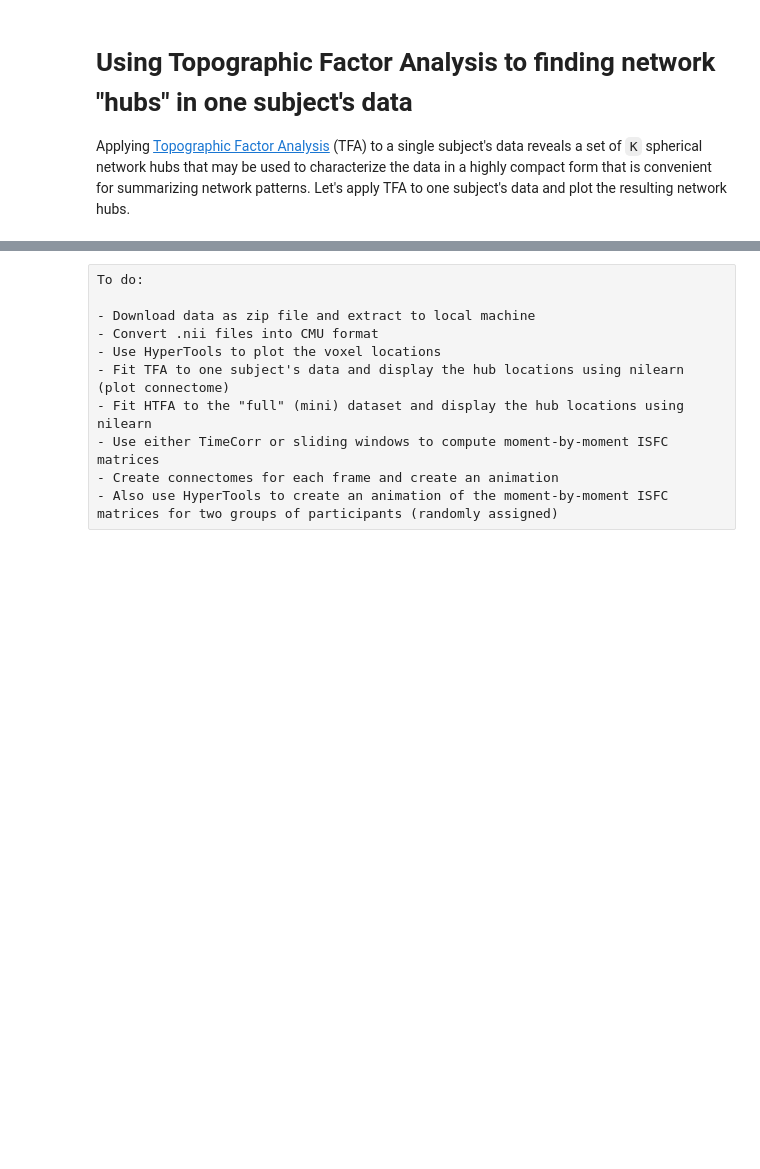
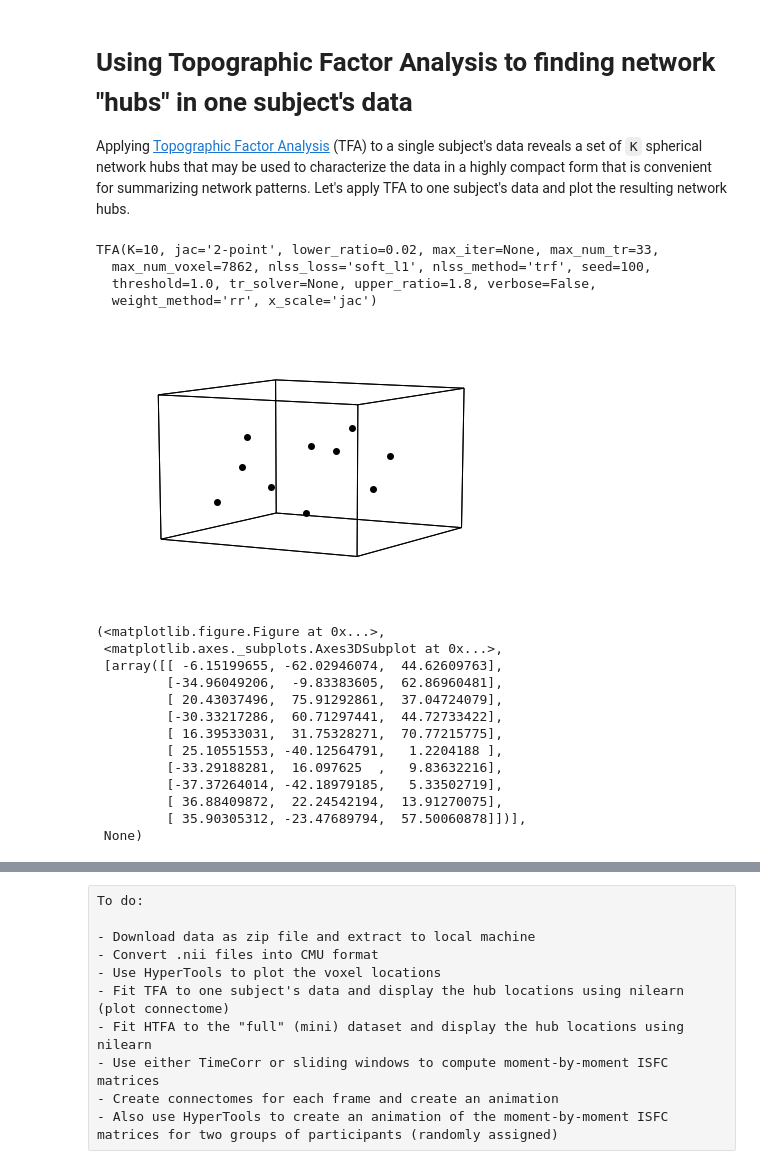
Before and after one commit to Summer-MIND/mind_2017, a Jupyter notebook: Tutorials/fMRI_NetworkDynamics/htfa_tutorial.ipynb, the cells around one changed output, grey strips where cells are left out. Drawn from its saved outputs; the diff is of its cells as text; code cells hidden in the pictures; blank space fills up the shorter version.

Commit message:
TFA code working; HTFA code is having an MPI issue... [WIP]

```diff
--- a/Tutorials/fMRI_NetworkDynamics/htfa_tutorial.ipynb
+++ b/Tutorials/fMRI_NetworkDynamics/htfa_tutorial.ipynb
@@ -93,7 +93,7 @@ def nii2cmu(nifti_file, mask_file, zscore, detrend, smoothing_fwmw):
     all_images = np.float64(nifti_masker.fit_transform(img))
     data = all_images.copy()
 
-    return {'data': data, 'R': R}
+    return {'Y': data, 'R': R}
 # %%
 mask_file = None #optionally specify a mask to apply to the images
 zscore = True #z-score the data (within voxel)?
@@ -122,8 +122,39 @@ activations = hyp.plot(cmu_data[0]['data'], model='IncrementalPCA')
 
 HyperTools and nilearn expect the data matrices to have number-of-timepoints rows and number-of-voxels columns.  BrainIAK expects the data in the transpose of that format-- number-of-voxels by number-of-timepoints matrices.  We can easily convert between the two formats using the `map` function.
 # %%
-htfa_data = list(map(lambda x: {'R': x['R'], 'data': x['data'].T}, cmu_data))
+htfa_data = list(map(lambda x: {'R': x['R'], 'Z': x['Y'].T}, cmu_data))
 # %% [markdown]
 # Using Topographic Factor Analysis to finding network "hubs" in one subject's data #
 
 Applying [Topographic Factor Analysis](http://journals.plos.org/plosone/article?id=10.1371/journal.pone.0094914) (TFA) to a single subject's data reveals a set of `K` spherical network hubs that may be used to characterize the data in a highly compact form that is convenient for summarizing network patterns.  Let's apply TFA to one subject's data and plot the resulting network hubs.
+# %%
+nvoxels, ntimepoints = htfa_data[0]['Z'].shape
+K = 10 #number of hubs to find
+tfa = TFA(K=K,
+          max_num_voxel=int(nvoxels*0.1),    #parameterizes the stochastic sampler (number of voxels to consider in each update); increase for precision, decrease for speed
+          max_num_tr = int(ntimepoints*0.1), #parameterizes the stochastic sampler (number of timepoints to consider in each update)
+          verbose=False)
+
+tfa.fit(htfa_data[0]['Z'], htfa_data[0]['R'])
+# %% [output]
+TFA(K=10, jac='2-point', lower_ratio=0.02, max_iter=None, max_num_tr=33,
+  max_num_voxel=7862, nlss_loss='soft_l1', nlss_method='trf', seed=100,
+  threshold=1.0, tr_solver=None, upper_ratio=1.8, verbose=False,
+  weight_method='rr', x_scale='jac')
+# %%
+hyp.plot(tfa.get_centers(tfa.local_posterior_), 'ko')
+# %% [output]
+[figure, added]
+(<matplotlib.figure.Figure at 0x...>,
+ <matplotlib.axes._subplots.Axes3DSubplot at 0x...>,
+ [array([[ -6.15199655, -62.02946074,  44.62609763],
+         [-34.96049206,  -9.83383605,  62.86960481],
+         [ 20.43037496,  75.91292861,  37.04724079],
+         [-30.33217286,  60.71297441,  44.72733422],
+         [ 16.39533031,  31.75328271,  70.77215775],
+         [ 25.10551553, -40.12564791,   1.2204188 ],
+         [-33.29188281,  16.097625  ,   9.83632216],
+         [-37.37264014, -42.18979185,   5.33502719],
+         [ 36.88409872,  22.24542194,  13.91270075],
+         [ 35.90305312, -23.47689794,  57.50060878]])],
+ None)
```
Also changed, not shown: parts of 9 cells of this notebook.
